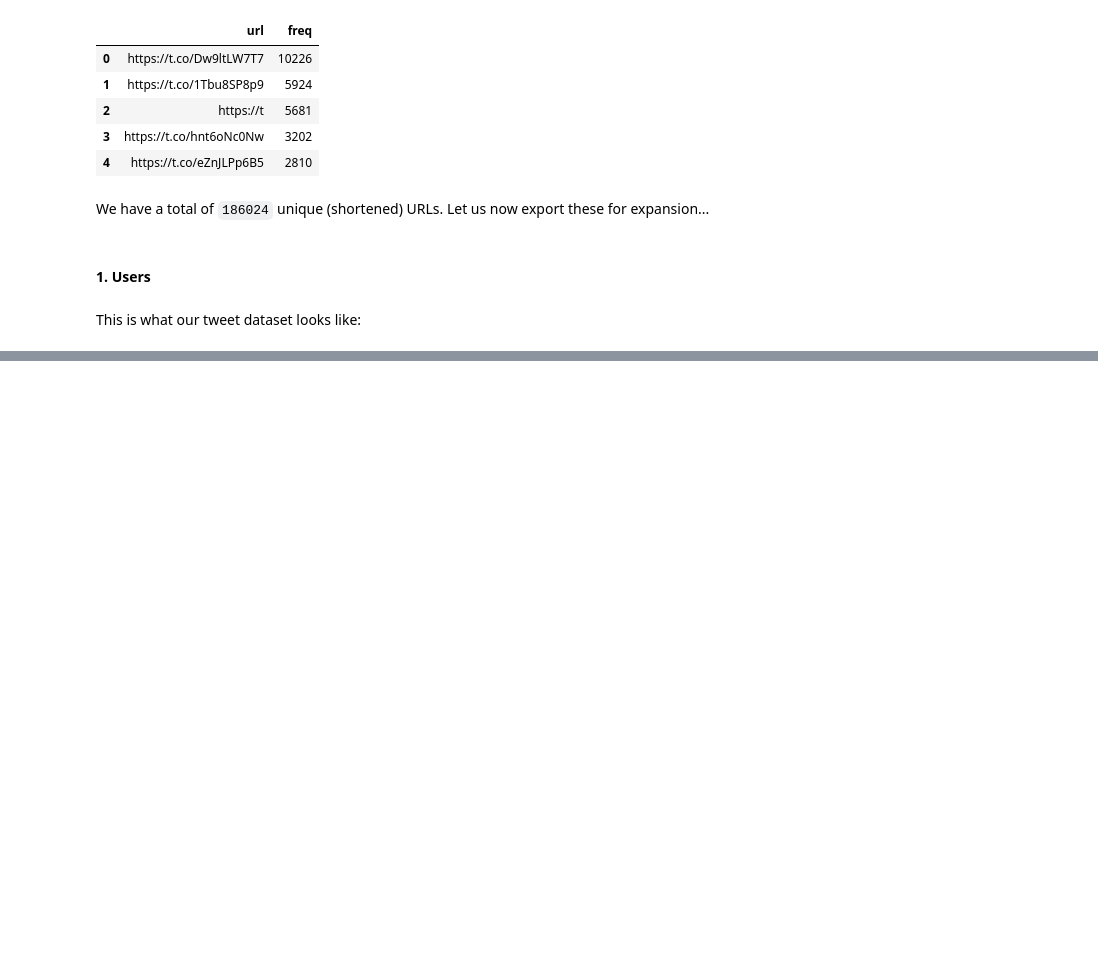
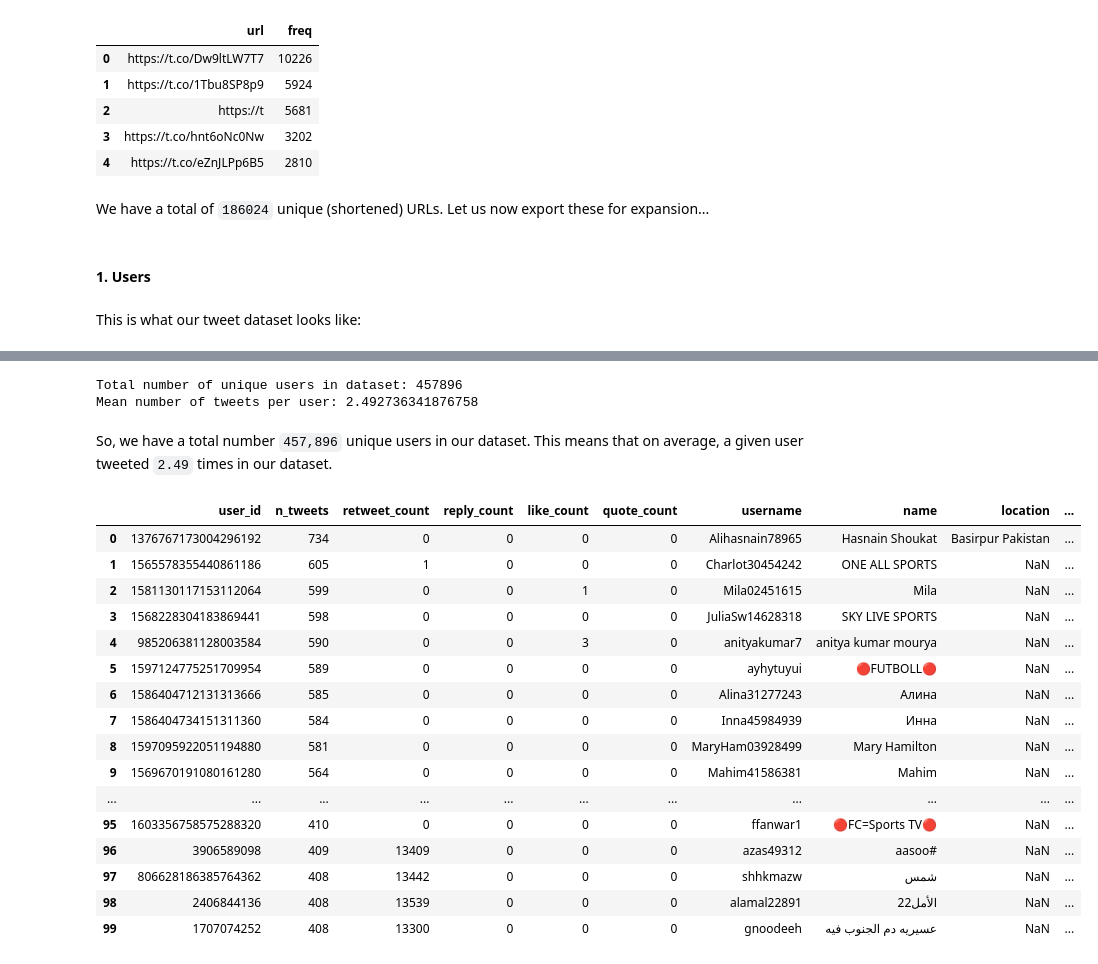
Before and after one commit to CorridorLabs/world_cup_misinfo_tracking, a Jupyter notebook: analysis/05_epl_tweet_analysis.ipynb, the cells around one changed output, grey strips where cells are left out. Cells and saved outputs as stored; diff of their text form; code cells hidden in the pictures; blank space fills up the shorter version.

```diff
--- a/analysis/05_epl_tweet_analysis.ipynb
+++ b/analysis/05_epl_tweet_analysis.ipynb
@@ -153,0 +170,28 @@ all_users_df = all_tweets_df.groupby('author_id').count()[['text']].reset_index(
+# %%
+print(f'Total number of unique users in dataset: {len(all_users_df)}')
+print(f'Mean number of tweets per user: {np.mean(all_users_df["n_tweets"])}')
+# %% [output]
+Total number of unique users in dataset: 457896
+Mean number of tweets per user: 2.492736341876758
+# %% [markdown]
+So, we have a total number `457,896` unique users in our dataset. This means that on average, a given user tweeted `2.49` times in our dataset.
+# %%
+all_users_df[:100]
+# %% [output]
+|  | user_id | n_tweets | retweet_count | reply_count | like_count | quote_count | username | name | location | ... |
+| 0 | 1376767173004296192 | 734 | 0 | 0 | 0 | 0 | Alihasnain78965 | Hasnain Shoukat | Basirpur Pakistan | ... |
+| 1 | 1565578355440861186 | 605 | 1 | 0 | 0 | 0 | Charlot30454242 | ONE ALL SPORTS | NaN | ... |
+| 2 | 1581130117153112064 | 599 | 0 | 0 | 1 | 0 | Mila02451615 | Mila | NaN | ... |
+| 3 | 1568228304183869441 | 598 | 0 | 0 | 0 | 0 | JuliaSw14628318 | SKY LIVE SPORTS | NaN | ... |
+| 4 | 985206381128003584 | 590 | 0 | 0 | 3 | 0 | anityakumar7 | anitya kumar mourya | NaN | ... |
+| 5 | 1597124775251709954 | 589 | 0 | 0 | 0 | 0 | ayhytuyui | 🔴FUTBOLL🔴 | NaN | ... |
+| 6 | 1586404712131313666 | 585 | 0 | 0 | 0 | 0 | Alina31277243 | Алина | NaN | ... |
+| 7 | 1586404734151311360 | 584 | 0 | 0 | 0 | 0 | Inna45984939 | Инна | NaN | ... |
+| 8 | 1597095922051194880 | 581 | 0 | 0 | 0 | 0 | MaryHam03928499 | Mary Hamilton | NaN | ... |
+| 9 | 1569670191080161280 | 564 | 0 | 0 | 0 | 0 | Mahim41586381 | Mahim | NaN | ... |
+| ... | ... | ... | ... | ... | ... | ... | ... | ... | ... | ... |
+| 95 | 1603356758575288320 | 410 | 0 | 0 | 0 | 0 | ffanwar1 | 🔴FC=Sports TV🔴 | NaN | ... |
+| 96 | 3906589098 | 409 | 13409 | 0 | 0 | 0 | azas49312 | aasoo# | NaN | ... |
+| 97 | 806628186385764362 | 408 | 13442 | 0 | 0 | 0 | shhkmazw | شمس | NaN | ... |
+| 98 | 2406844136 | 408 | 13539 | 0 | 0 | 0 | alamal22891 | الأمل22 | NaN | ... |
+| 99 | 1707074252 | 408 | 13300 | 0 | 0 | 0 | gnoodeeh | عسيريه دم الجنوب فيه | NaN | ... |
```
Also changed, not shown: parts of 64 cells of this notebook.
